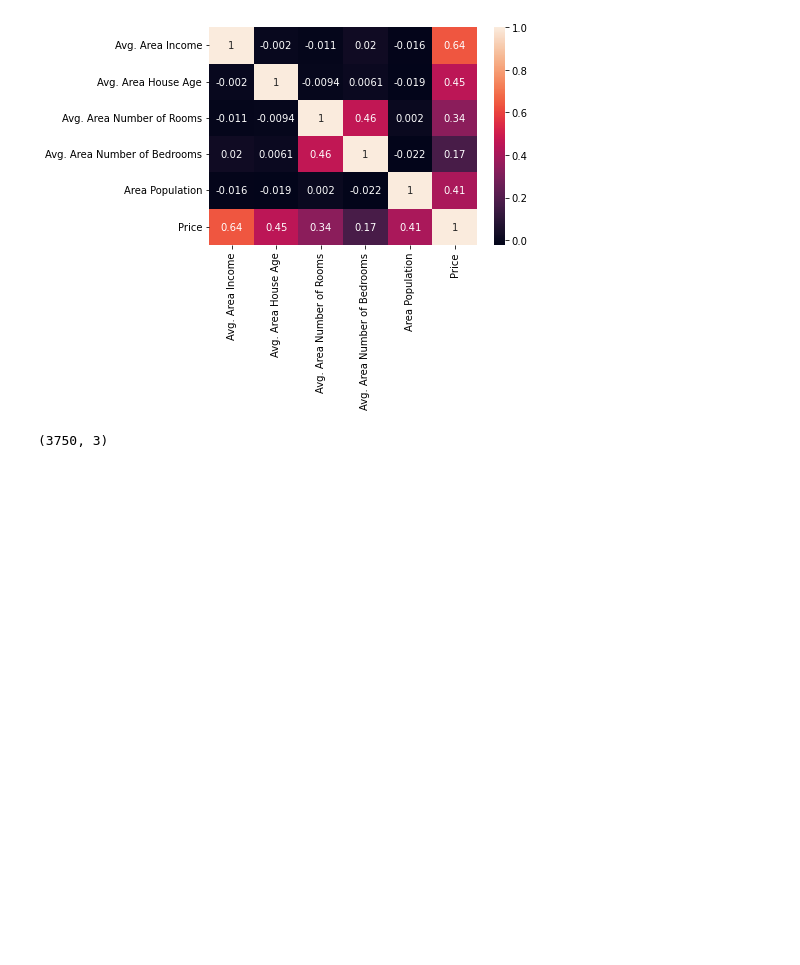
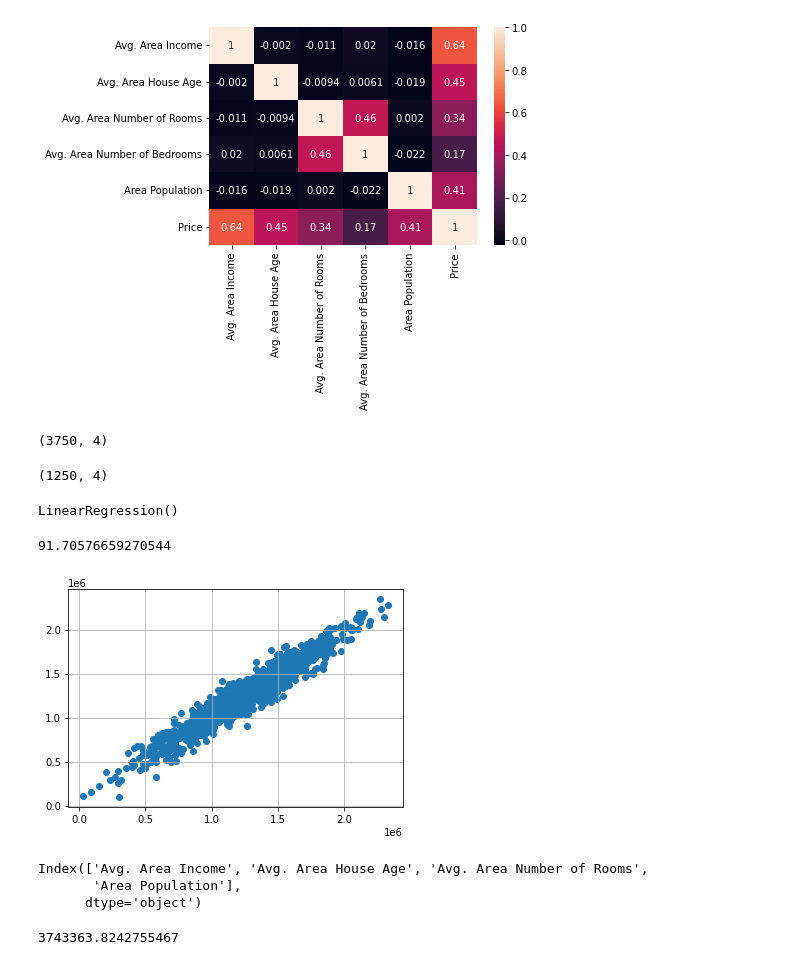
Before and after one commit to YagyeshJindal/jecrc_cs_sep22, a Jupyter notebook: day12/day21_linear_regression.ipynb, the cells around one changed output. Saved outputs shown, nothing was run; the diff lists cells and outputs as text; code cells hidden in the pictures; blank space fills up the shorter version.

```diff
--- a/day12/day21_linear_regression.ipynb
+++ b/day12/day21_linear_regression.ipynb
@@ -50,7 +50,7 @@ Index(['Avg. Area Income', 'Avg. Area House Age', 'Avg. Area Number of Rooms',
       dtype='object')
 # %%
 target = df['Price']
-features = df[['Avg. Area Income', 'Avg. Area House Age', 'Avg. Area Number of Rooms']]
+features = df[['Avg. Area Income', 'Avg. Area House Age', 'Avg. Area Number of Rooms', 'Area Population']]
 # %%
 sns.pairplot(data=df, kind='reg')
 # %% [output]
@@ -68,4 +68,36 @@ xtrain, xtest, ytrain, ytest = train_test_split(features, target , test_size=0.2
 # %%
 xtrain.shape
 # %% [output]
-(3750, 3)
+(3750, 4)
+# %%
+xtest.shape
+# %% [output]
+(1250, 4)
+# %%
+from sklearn.linear_model import LinearRegression
+model = LinearRegression()
+model.fit(xtrain,ytrain)
+# %% [output]
+LinearRegression()
+# %%
+model.score(xtest, ytest) * 100
+# %% [output]
+91.70576659270544
+# %%
+ypred_test = model.predict(xtest)
+plt.scatter(ytest, ypred_test)
+plt.grid()
+# %% [output]
+[figure, added]
+# %%
+xtrain.columns
+# %% [output]
+Index(['Avg. Area Income', 'Avg. Area House Age', 'Avg. Area Number of Rooms',
+       'Area Population'],
+      dtype='object')
+# %%
+query_data = {'Avg. Area Income': [200000], 'Avg. Area House Age': [6], 'Avg. Area Number of Rooms':[5], 'Area Population':[30000]}
+result = model.predict(pd.DataFrame(query_data, columns=xtrain.columns))
+print(result[0])
+# %% [output]
+3743363.8242755467
```
Also changed, not shown: parts of 1 cell of this notebook, 7 other files.
